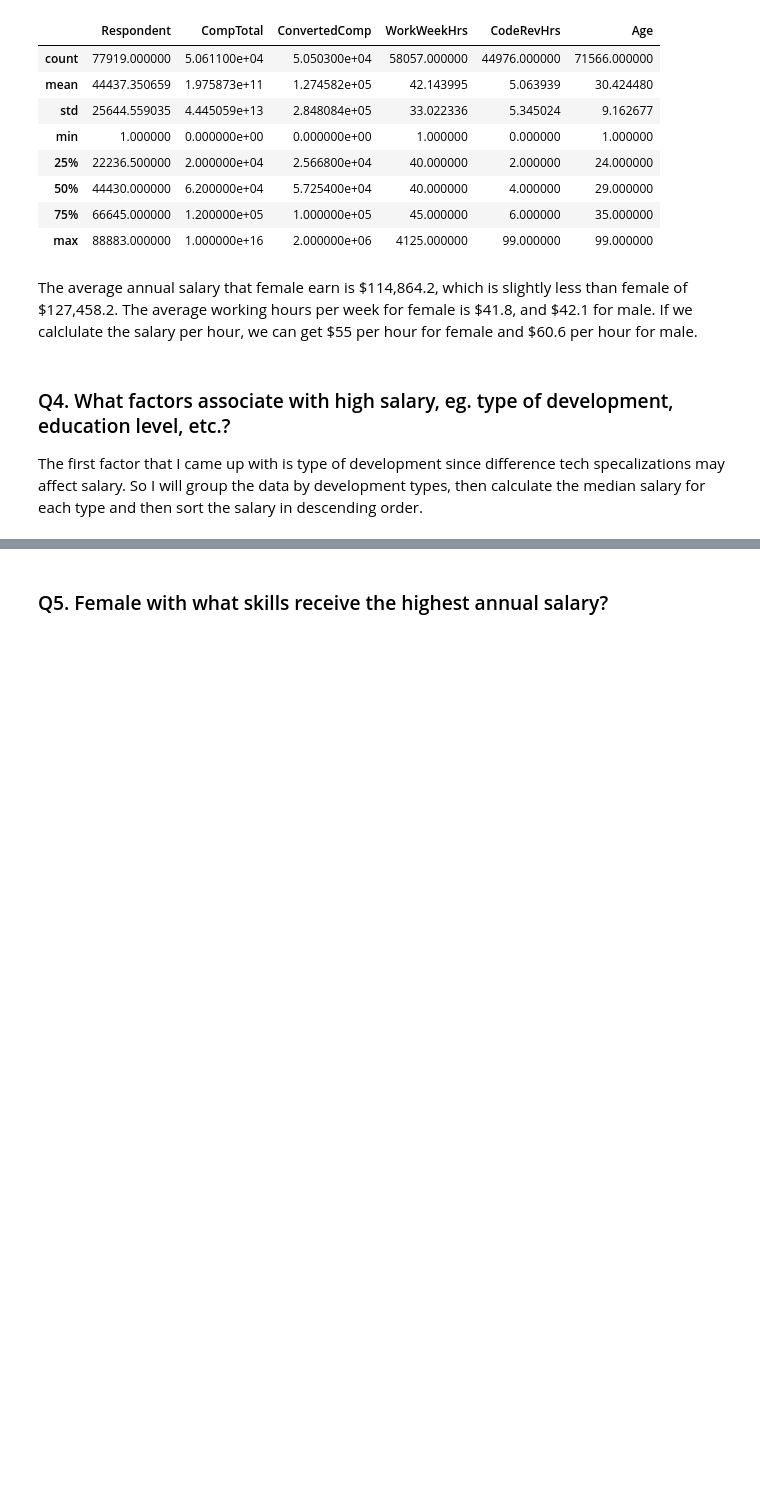
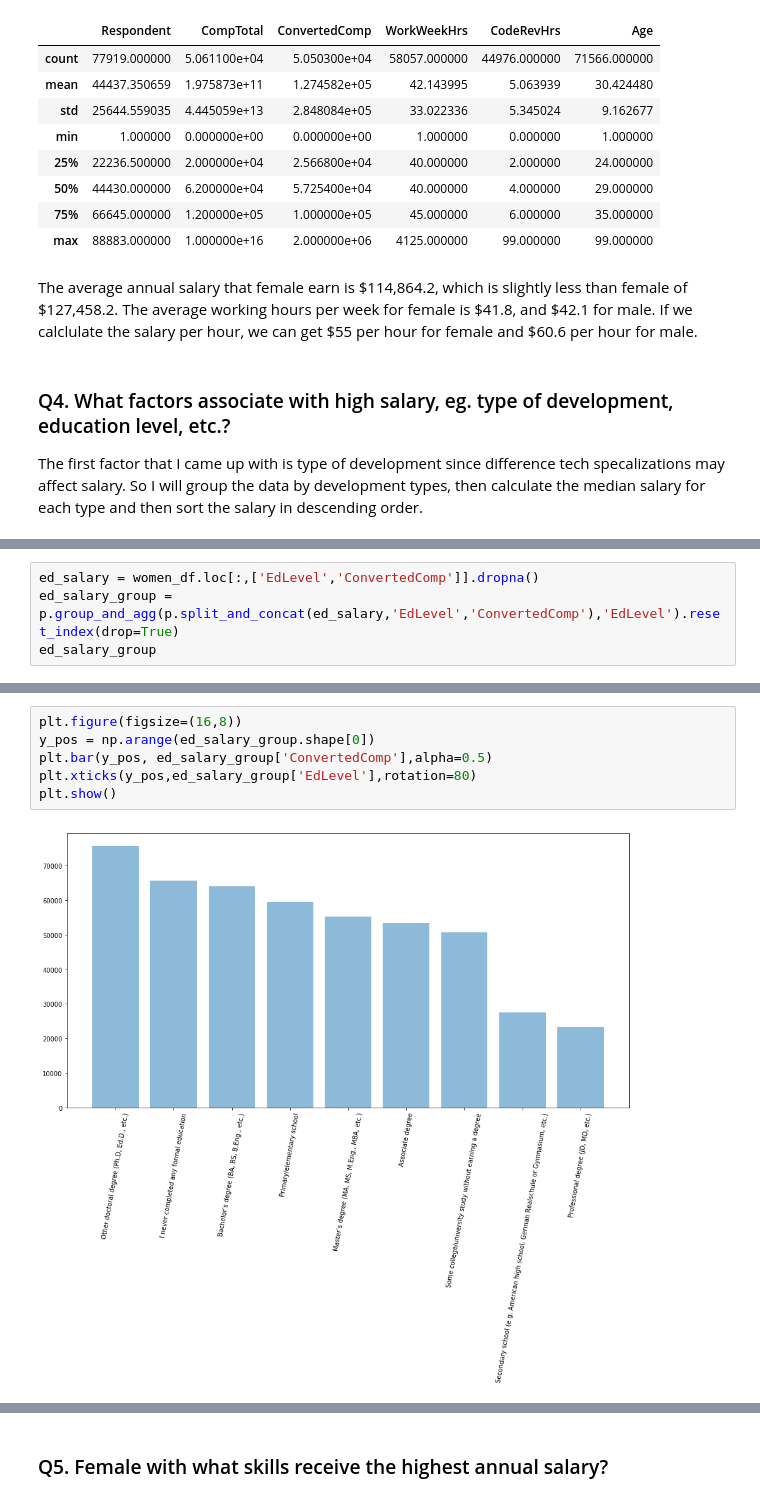
Before and after one commit to Lamasheg/stackoverflow_survey_2019, a Jupyter notebook: stackoverflow_survey.ipynb, the cells around one changed output, grey strips where cells are left out. Drawn from its saved outputs; the diff is of its cells as text; blank space fills up the shorter version.

```diff
--- a/stackoverflow_survey.ipynb
+++ b/stackoverflow_survey.ipynb
@@ -529,0 +463,4 @@ KeyError: ''
+# %%
+ed_salary = women_df.loc[:,['EdLevel','ConvertedComp']].dropna()
+ed_salary_group = p.group_and_agg(p.split_and_concat(ed_salary,'EdLevel','ConvertedComp'),'EdLevel').reset_index(drop=True)
+ed_salary_group
@@ -529,0 +478,8 @@ KeyError: ''
+# %%
+plt.figure(figsize=(16,8))
+y_pos = np.arange(ed_salary_group.shape[0])
+plt.bar(y_pos, ed_salary_group['ConvertedComp'],alpha=0.5)
+plt.xticks(y_pos,ed_salary_group['EdLevel'],rotation=80)
+plt.show()
+# %% [output]
+[figure, added]
```
Also changed, not shown: parts of 57 cells of this notebook.
